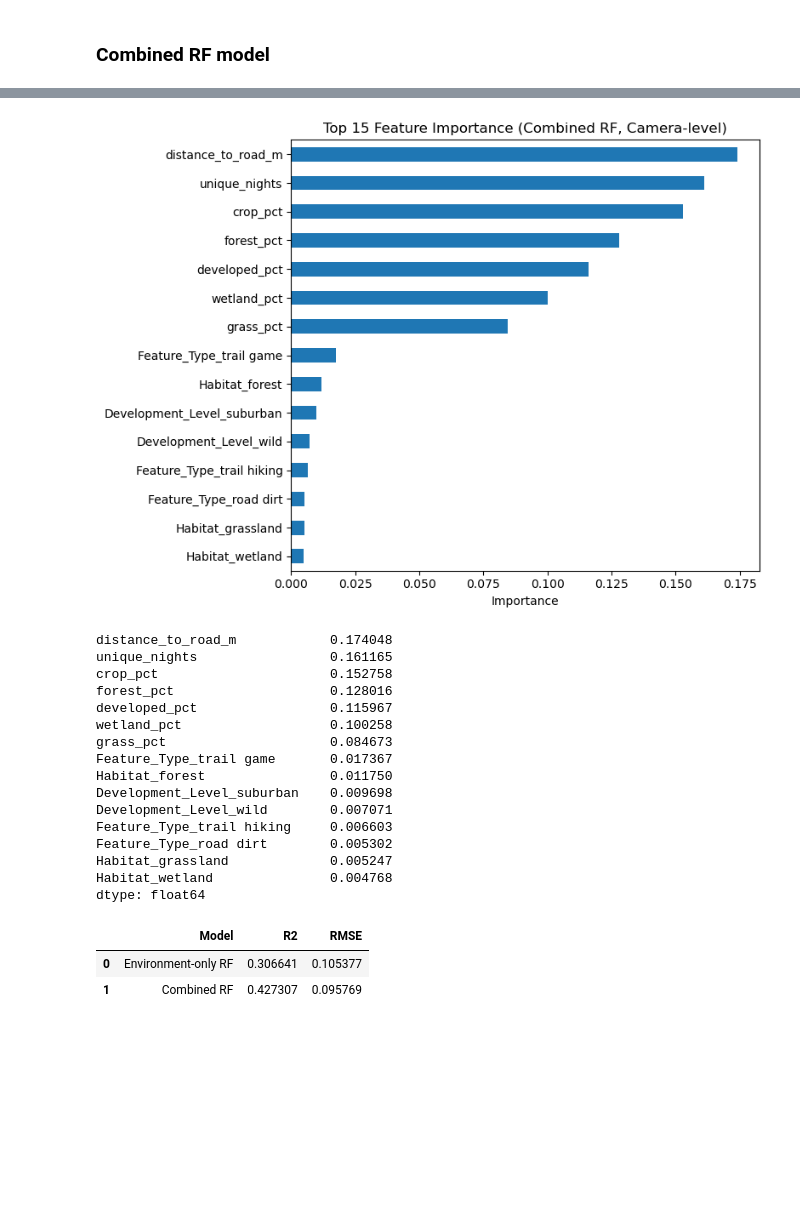
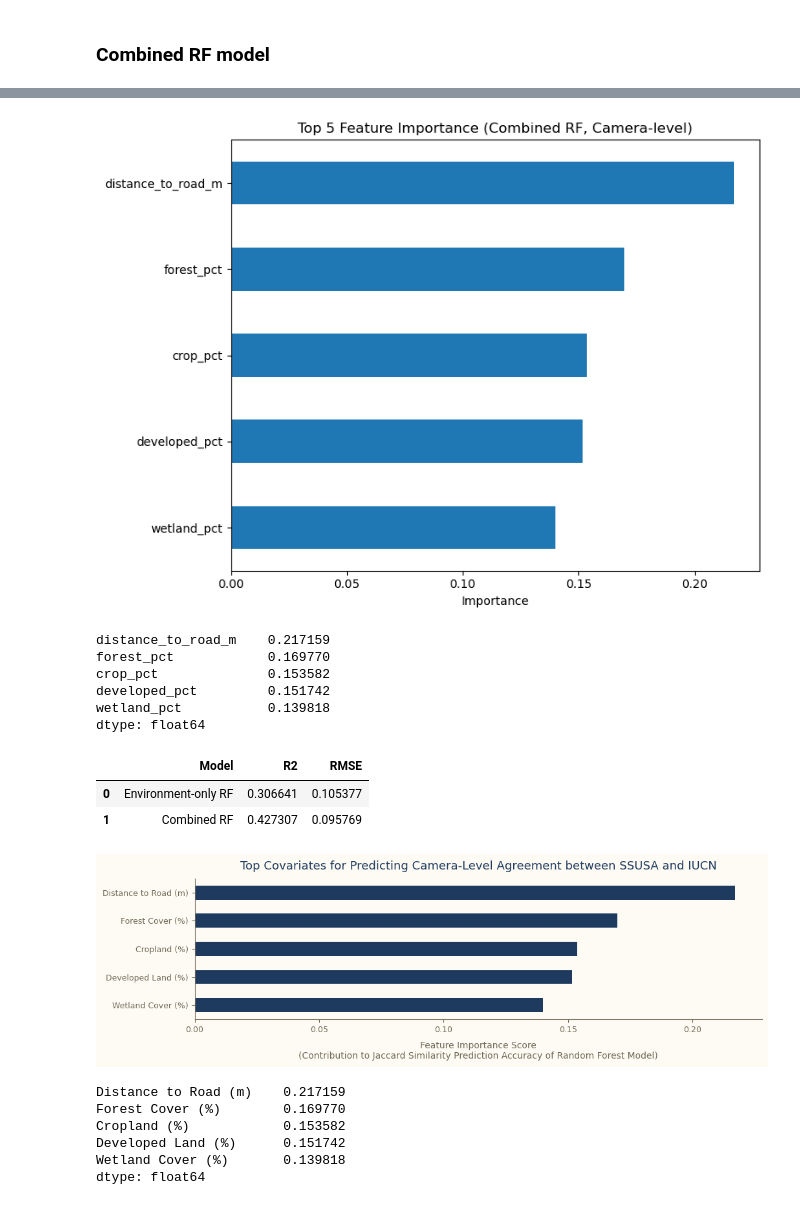
Before and after one commit to cliff003/HAAG_Spatial_Camera_Trap_Fall2025, a Jupyter notebook: Camera_Level_Analysis/RF_NLCD_Roads.ipynb, the cells around one changed output, grey strips where cells are left out. Cells and saved outputs as stored; diff of their text form; code cells hidden in the pictures; blank space fills up the shorter version.

Commit message:
Update poster notebooks and visualizations

```diff
--- a/Camera_Level_Analysis/RF_NLCD_Roads.ipynb
+++ b/Camera_Level_Analysis/RF_NLCD_Roads.ipynb
@@ -182,8 +236,8 @@ rf_base shape: (7303, 21)
 # %%
-# Read Camera footprints
+# Read Camera footprints - already have footprints with camera_fp_id
 # --------------------------------------------------
-camera_fp = gpd.read_file(os.path.join(OUTPUT_PATH, CAMERA_FOOTPRINTS))
-camera_fp["coord_id"] = make_coord_id(camera_fp)
+camera_fp = gpd.read_file(os.path.join(PREPROCESSED_PATH, CAMERA_FOOTPRINTS))
+
 
 print("camera_fp shape:", camera_fp.shape)
 print("camera_fp CRS:", camera_fp.crs)
@@ -227,7 +281,7 @@ camera_fp_nlcd[
 # %%
 # Merge NLCD percentages into RF table
 nlcd_cols = [
-    "coord_id",
+    "camera_fp_id",
     "forest_pct",
     "grass_pct",
     "wetland_pct",
@@ -237,7 +291,7 @@ nlcd_cols = [
 
 rf_df = rf_base.merge(
     camera_fp_nlcd[nlcd_cols],
-    on="coord_id",
+    on="camera_fp_id",
     how="left",
 )
 
@@ -360,8 +416,8 @@ Name: distance_to_road_m, dtype: float64
 # We merge by coord_id so each camera gets the correct distance value.
 # -------------------------------------------------------------------
 rf_df = rf_df.merge(
-    camera_pts_aea[["coord_id", "distance_to_road_m"]],
-    on="coord_id",
+    camera_pts_aea[["camera_fp_id", "distance_to_road_m"]],
+    on="camera_fp_id",
     how="left"
 )
 
@@ -369,5 +425,4 @@ rf_df = rf_df.merge(
 # Check result after merge
 # -------------------------------------------------------------------
 print("rf_df shape after road-distance merge:", rf_df.shape)
-print("Missing road distances:", rf_df["distance_to_road_m"].isna().sum())
 # %% [output]
@@ -510,19 +569,20 @@ dtype: float64
 # -------------------------------------------------------------------
 
 # Numeric SSUSA predictor
-ssusa_features = ["unique_nights"]
+#ssusa_features = ["unique_nights"]
 
 # Categorical SSUSA predictors
+# Removing Feature type as very few cameras have feature type value
 categorical_cols = [
     "Habitat",
-    "Development_Level",
-    "Feature_Type",
+    "Development_Level"
 ]
 
 # -------------------------------------------------------------------
 # Keep only columns needed for the combined model
 # -------------------------------------------------------------------
-combined_features = ssusa_features + env_features + categorical_cols + ["jaccard_index"]
+# combined_features = ssusa_features + env_features + categorical_cols + ["jaccard_index"]
+combined_features =  env_features + categorical_cols + ["jaccard_index"]
 
 # -------------------------------------------------------------------
 # Remove rows missing numeric environment / response values
@@ -536,7 +596,7 @@ combined_features = ssusa_features + env_features + categorical_cols + ["jaccard
 # still be handled during encoding depending on their content.
 # -------------------------------------------------------------------
 rf_combined = rf_df.dropna(
-    subset=ssusa_features + env_features + ["jaccard_index"]
+    subset= env_features + ["jaccard_index"]
 ).copy()
 
 rf_combined = rf_combined[combined_features].copy()
@@ -634,40 +694,30 @@ RMSE: 0.096
 # %%
 # Plot top feature importances for the combined model
 # -------------------------------------------------------------------
 # This shows which variables were most useful when both:
 # - SSUSA variables
 # - geospatial environment variables
 # are included together.
 #
 # top_n=15 limits the plot to the 15 most important predictors,
 # which makes the figure easier to read when many dummy columns exist.
 # -------------------------------------------------------------------
 importance_comb = plot_feature_importance(
     rf_model_combined,
     X_comb.columns,
-    "Top 15 Feature Importance (Combined RF, Camera-level)",
-    top_n=15,
+    "Top 5 Feature Importance (Combined RF, Camera-level)",
+    top_n=5,
 )
 
 # Print exact importance values for top variables
 print(importance_comb.head(15))
 # %% [output]
-[figure, old version]
+[figure, new version]
-distance_to_road_m            0.174048
-unique_nights                 0.161165
-crop_pct                      0.152758
-forest_pct                    0.128016
-developed_pct                 0.115967
-wetland_pct                   0.100258
-grass_pct                     0.084673
-Feature_Type_trail game       0.017367
-Habitat_forest                0.011750
-Development_Level_suburban    0.009698
-Development_Level_wild        0.007071
-Feature_Type_trail hiking     0.006603
-Feature_Type_road dirt        0.005302
-Habitat_grassland             0.005247
-Habitat_wetland               0.004768
+distance_to_road_m    0.217159
+forest_pct            0.169770
+crop_pct              0.153582
+developed_pct         0.151742
+wetland_pct           0.139818
 dtype: float64
 # %%
 results_df = pd.DataFrame({
@@ -681,3 +731,20 @@ results_df
 |  | Model | R2 | RMSE |
 | 0 | Environment-only RF | 0.306641 | 0.105377 |
 | 1 | Combined RF | 0.427307 | 0.095769 |
+# %%
+importance_comb = plot_feature_importance(
+    rf_model_combined,
+    X_comb.columns,
+    "Top Covariates for Predicting Camera-Level Agreement between SSUSA and IUCN",
+    top_n=5
+)
+
+print(importance_comb.head(5))
+# %% [output]
+[figure, added]
+Distance to Road (m)    0.217159
+Forest Cover (%)        0.169770
+Cropland (%)            0.153582
+Developed Land (%)      0.151742
+Wetland Cover (%)       0.139818
+dtype: float64
```
Also changed, not shown: parts of 20 cells of this notebook, 3 other files.
